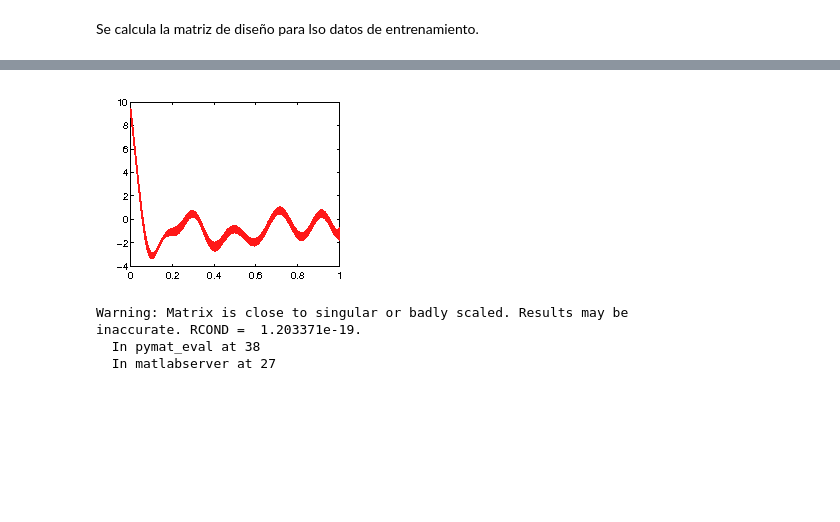
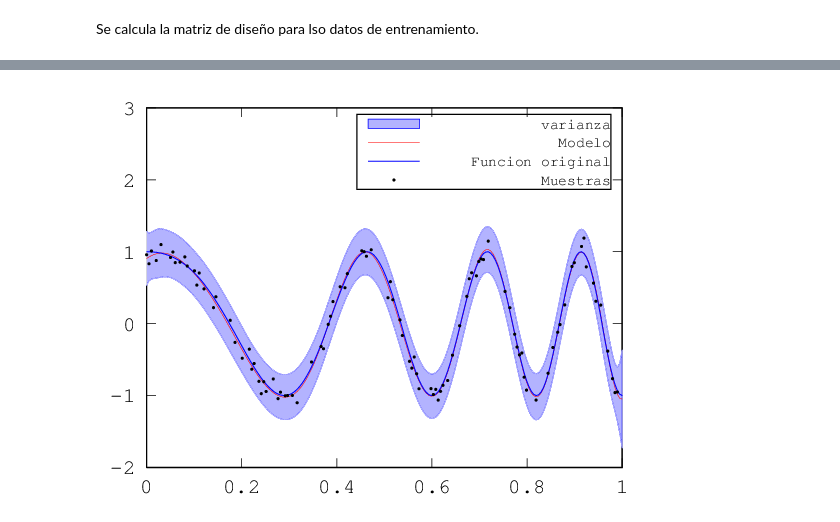
Before and after one commit to anguivego/InformeIA, a Jupyter notebook: lab2/regresion_lineal.ipynb, the cells around one changed output, grey strips where cells are left out. Drawn from its saved outputs; the diff is of its cells as text; code cells hidden in the pictures; blank space fills up the shorter version.

```diff
--- a/lab2/regresion_lineal.ipynb
+++ b/lab2/regresion_lineal.ipynb
@@ -105,7 +106,9 @@ ylim([-2 2]);
 #3. Regresíon Bayesiana lineal
 # %%
 %reset workspace
-plot_variance = @(x,lower,upper,color) set(fill([x,x(end:-1:1)],[upper,lower(end:-1:1)],color),'EdgeColor',color);
+
+clear all
+plot_variance = @(x,lower,upper,color) set(fill([x,x(end:-1:1)],[upper,lower(end:-1:1)],'b'),'EdgeColor',color,'FaceAlpha',0.3,'EdgeAlpha',0.3);
 data=load('ejemplo_regresion.mat');
 xNtot=data.x;
 yNtot=data.y;
@@ -132,19 +136,23 @@ plot(x, PHI,'+','MarkerSize',2);
 # %%
 [alpha,betae]=findAlphaBeta(PHI,M,N,t);
 
 PHIt = genBasisFunction(tipofb,xNtot,Ntot,M);
 SnInv = alpha*(length(x)) + betae*(PHI'*PHI);
 Sn = SnInv\eye(M);
 mn = betae*(Sn*PHI'*t);
 mean_pre=PHIt*mn;
-varianza=inv(betae*eye(length(xNtot)))+PHIt*Sn*PHIt';
+%varianza=inv(betae*eye(length(xNtot)))+PHIt*Sn*PHIt';
+varianza=(betae*eye(length(xNtot)))\(ones(length(xNtot)))+PHIt*Sn*PHIt';
+
 varianza=diag(sqrt(varianza'));
-plot_variance(xNtot',(mean_pre-2*varianza)',(mean_pre+2*varianza)',[1 0.1 0.1])
-%set(gca, 'ylim', [-1.5 1.5]);
-set(gcf,'units','points','position',[0,0,500,500])
+figure
+hold on
+plot_variance(xNtot',(mean_pre-2*varianza)',(mean_pre+2*varianza)',[1 1 1])
+plot(xNtot,mean_pre,'r')
+plot(xNtot, yNtot, 'b', 'linewidth', 1.5)
+plot(x, t, '.k', 'markersize', 4)
+set(gca, 'ylim', [-2 3])
+h_legend=legend('varianza','Modelo','Funcion original','Muestras');
+set(h_legend,'FontSize',7);
 # %% [output]
-[figure, old version]
+[figure, new version]
-Warning: Matrix is close to singular or badly scaled. Results may be
-inaccurate. RCOND =  1.203371e-19.
-  In pymat_eval at 38
-  In matlabserver at 27
```
Also changed, not shown: parts of 7 cells of this notebook.
